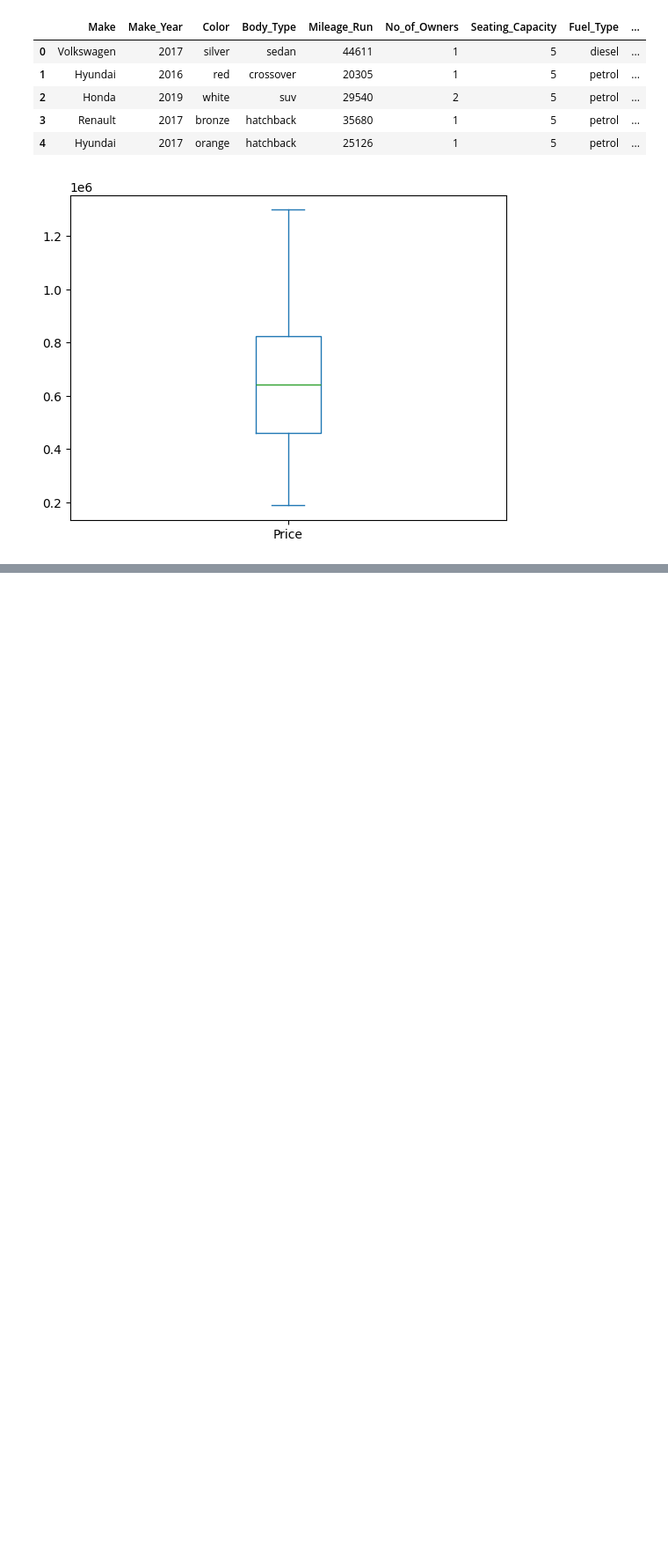
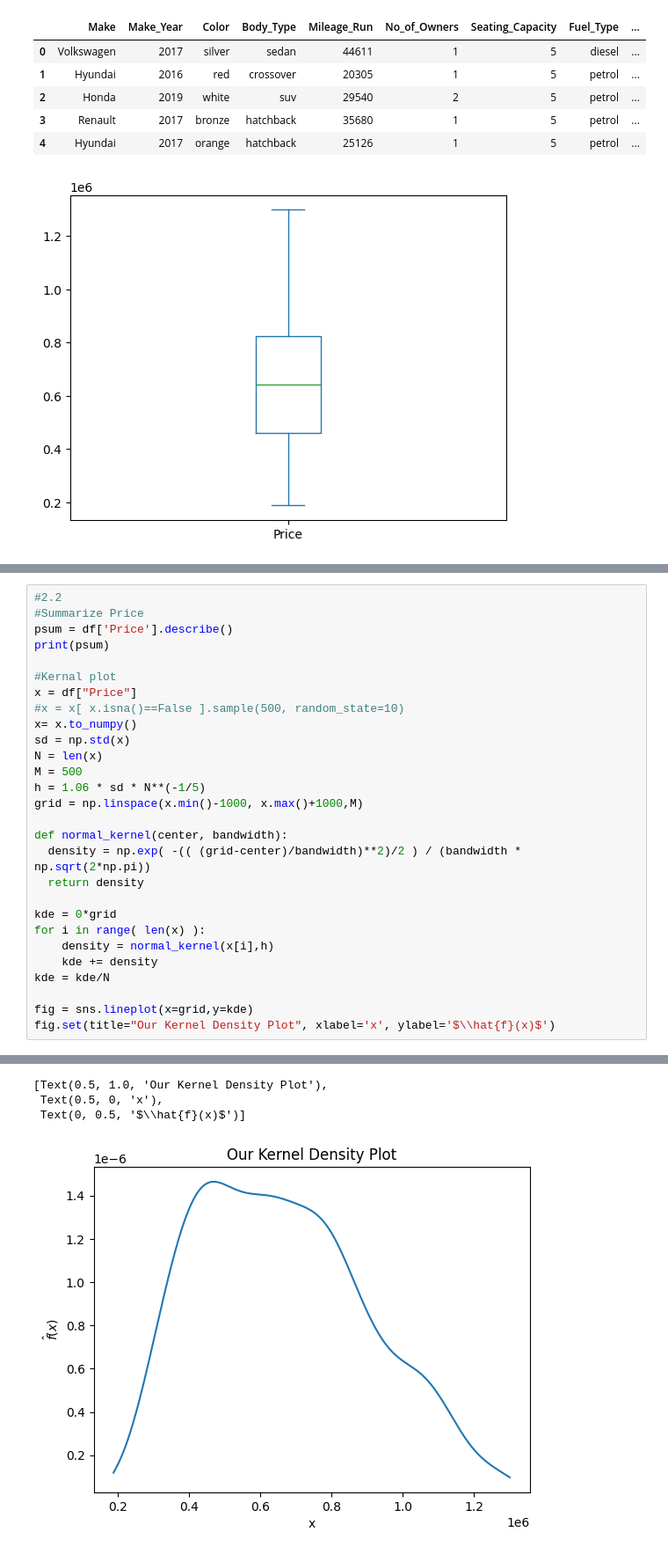
Before and after one commit to nladocsi/linear_models_assignment, a Jupyter notebook: linear_model_assignment.ipynb, the cells around one changed output, grey strips where cells are left out. Shown at 88% size. Cells and saved outputs as stored; diff of their text form; blank space fills up the shorter version.

```diff
--- a/linear_model_assignment.ipynb
+++ b/linear_model_assignment.ipynb
@@ -73,0 +77,29 @@ df.head()
+# %%
+#2.2
+#Summarize Price
+psum = df['Price'].describe()
+print(psum)
+
+#Kernal plot
+x = df["Price"]
+#x = x[ x.isna()==False ].sample(500, random_state=10)
+x= x.to_numpy()
+sd = np.std(x)
+N = len(x)
+M = 500
+h = 1.06 * sd * N**(-1/5)
+grid = np.linspace(x.min()-1000, x.max()+1000,M)
+
+def normal_kernel(center, bandwidth):
+  density = np.exp( -(( (grid-center)/bandwidth)**2)/2 ) / (bandwidth * np.sqrt(2*np.pi))
+  return density
+
+kde = 0*grid
+for i in range( len(x) ):
+    density = normal_kernel(x[i],h)
+    kde += density
+kde = kde/N
+
+fig = sns.lineplot(x=grid,y=kde)
+fig.set(title="Our Kernel Density Plot", xlabel='x', ylabel='$\\hat{f}(x)$')
+# %% [output]
@@ -74,3 +115,7 @@ df.head()
+[Text(0.5, 1.0, 'Our Kernel Density Plot'),
+ Text(0.5, 0, 'x'),
+ Text(0, 0.5, '$\\hat{f}(x)$')]
+[figure, added]
 # %% [markdown]
 **Q3.** This question refers to the `heart_hw.csv` data. It contains three variables:
 
```
Also changed, not shown: parts of 3 cells of this notebook.
